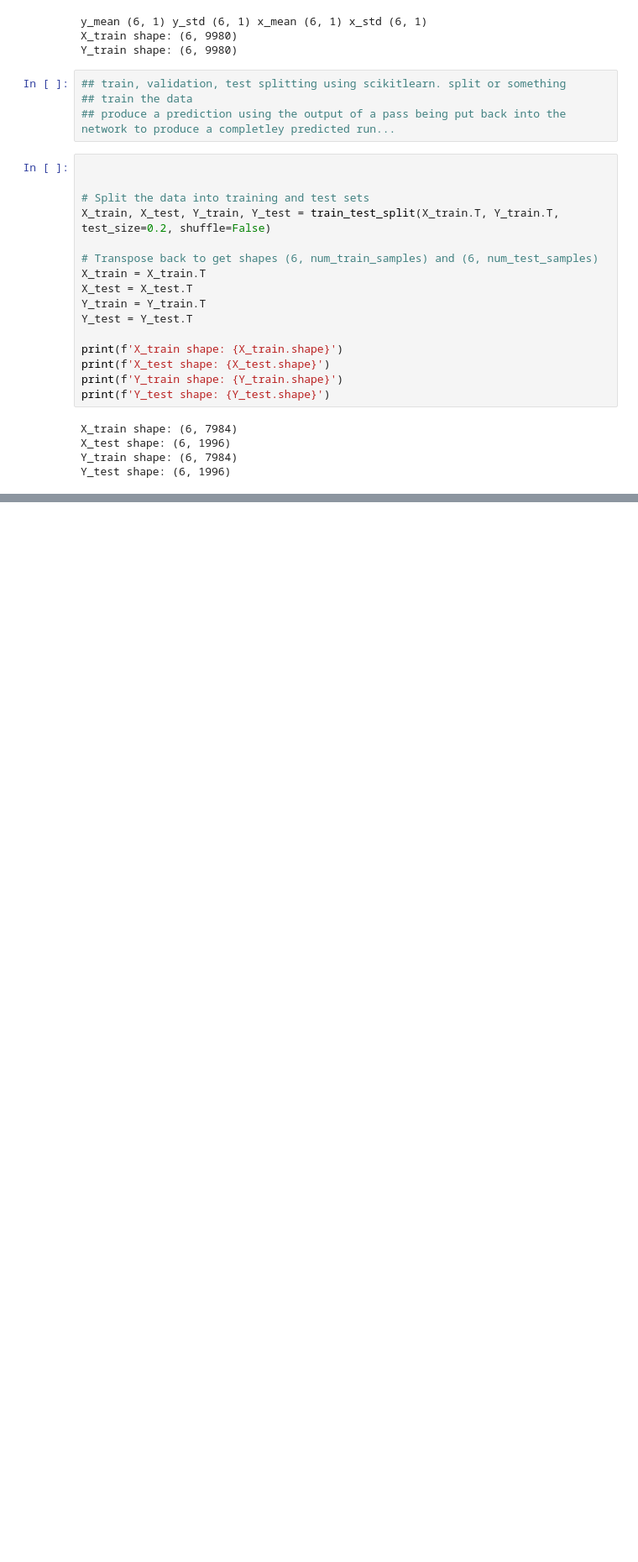
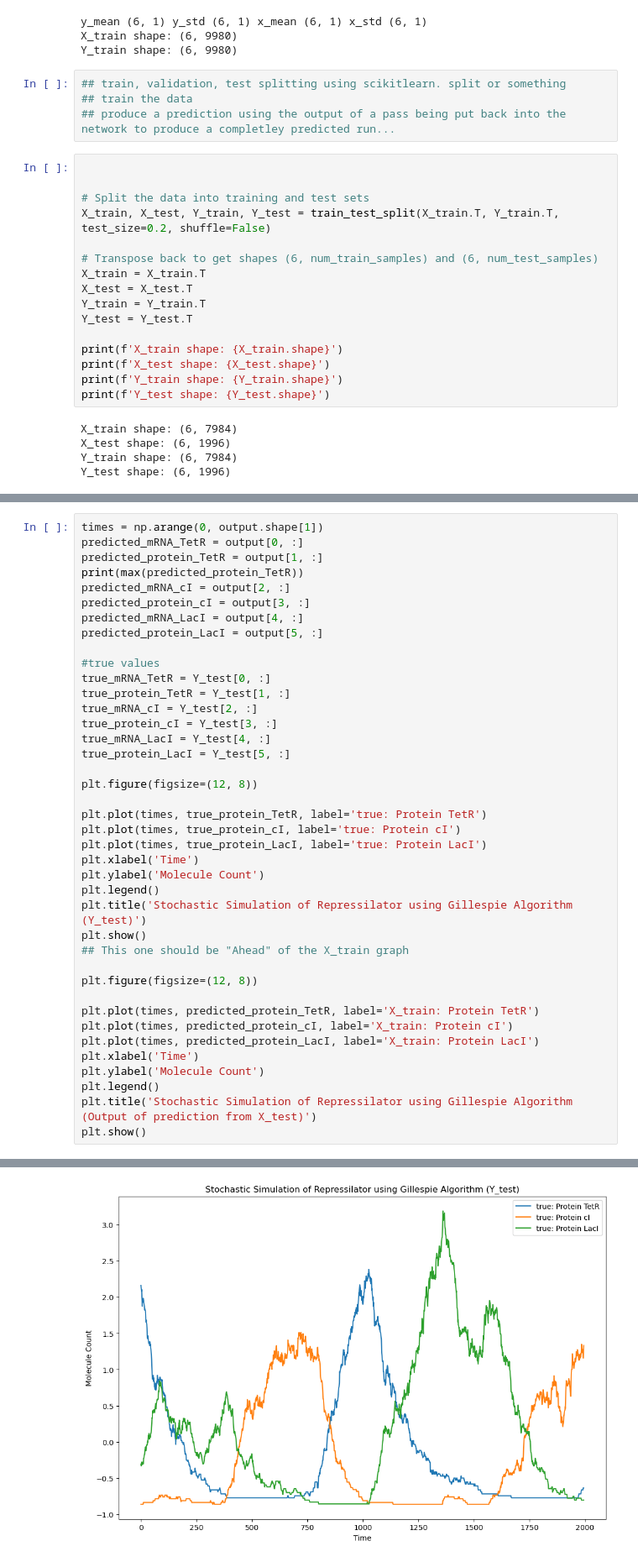
Before and after one commit to Alex-Drysdale/Jupyter_Notebook_work, a Jupyter notebook: Machine Learning/Gillespie_prediction_with_FFN_class.ipynb, the cells around one changed output, grey strips where cells are left out. Shown at 84% size. Drawn from its saved outputs; the diff is of its cells as text; blank space fills up the shorter version.

```diff
--- a/Machine Learning/Gillespie_prediction_with_FFN_class.ipynb
+++ b/Machine Learning/Gillespie_prediction_with_FFN_class.ipynb
@@ -601,0 +602,41 @@ print(loss)
+# %%
+times = np.arange(0, output.shape[1])
+predicted_mRNA_TetR = output[0, :]
+predicted_protein_TetR = output[1, :]
+print(max(predicted_protein_TetR))
+predicted_mRNA_cI = output[2, :]
+predicted_protein_cI = output[3, :]
+predicted_mRNA_LacI = output[4, :]
+predicted_protein_LacI = output[5, :]
+
+#true values
+true_mRNA_TetR = Y_test[0, :]
+true_protein_TetR = Y_test[1, :]
+true_mRNA_cI = Y_test[2, :]
+true_protein_cI = Y_test[3, :]
+true_mRNA_LacI = Y_test[4, :]
+true_protein_LacI = Y_test[5, :]
+
+plt.figure(figsize=(12, 8))
+
+plt.plot(times, true_protein_TetR, label='true: Protein TetR')
+plt.plot(times, true_protein_cI, label='true: Protein cI')
+plt.plot(times, true_protein_LacI, label='true: Protein LacI')
+plt.xlabel('Time')
+plt.ylabel('Molecule Count')
+plt.legend()
+plt.title('Stochastic Simulation of Repressilator using Gillespie Algorithm (Y_test)')
+plt.show()
+## This one should be "Ahead" of the X_train graph
+
+plt.figure(figsize=(12, 8))
+
+plt.plot(times, predicted_protein_TetR, label='X_train: Protein TetR')
+plt.plot(times, predicted_protein_cI, label='X_train: Protein cI')
+plt.plot(times, predicted_protein_LacI, label='X_train: Protein LacI')
+plt.xlabel('Time')
+plt.ylabel('Molecule Count')
+plt.legend()
+plt.title('Stochastic Simulation of Repressilator using Gillespie Algorithm (Output of prediction from X_test)')
+plt.show()
+# %% [output]
@@ -601,0 +644 @@ print(loss)
+[figure, added]
```
Also changed, not shown: parts of 4 cells of this notebook.
